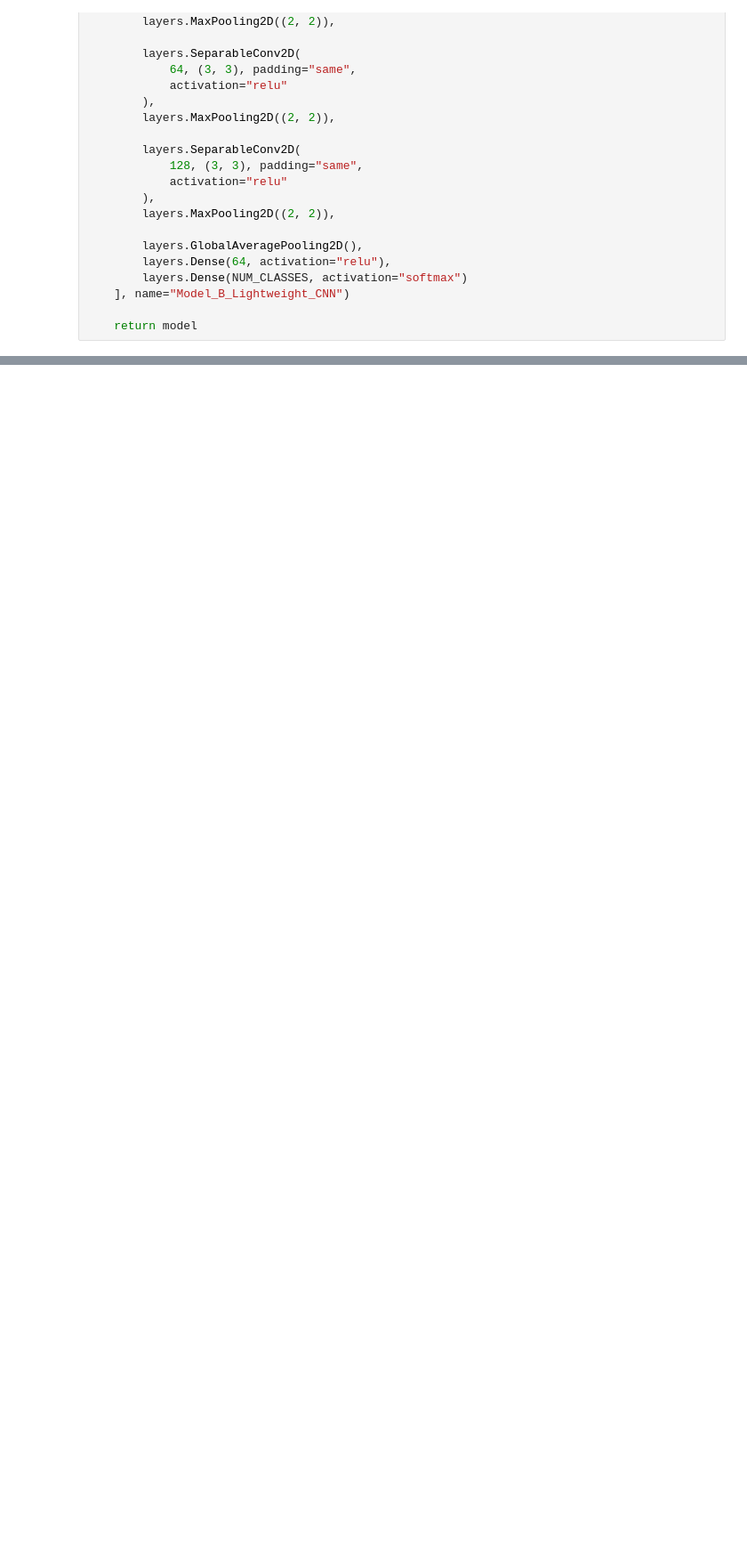
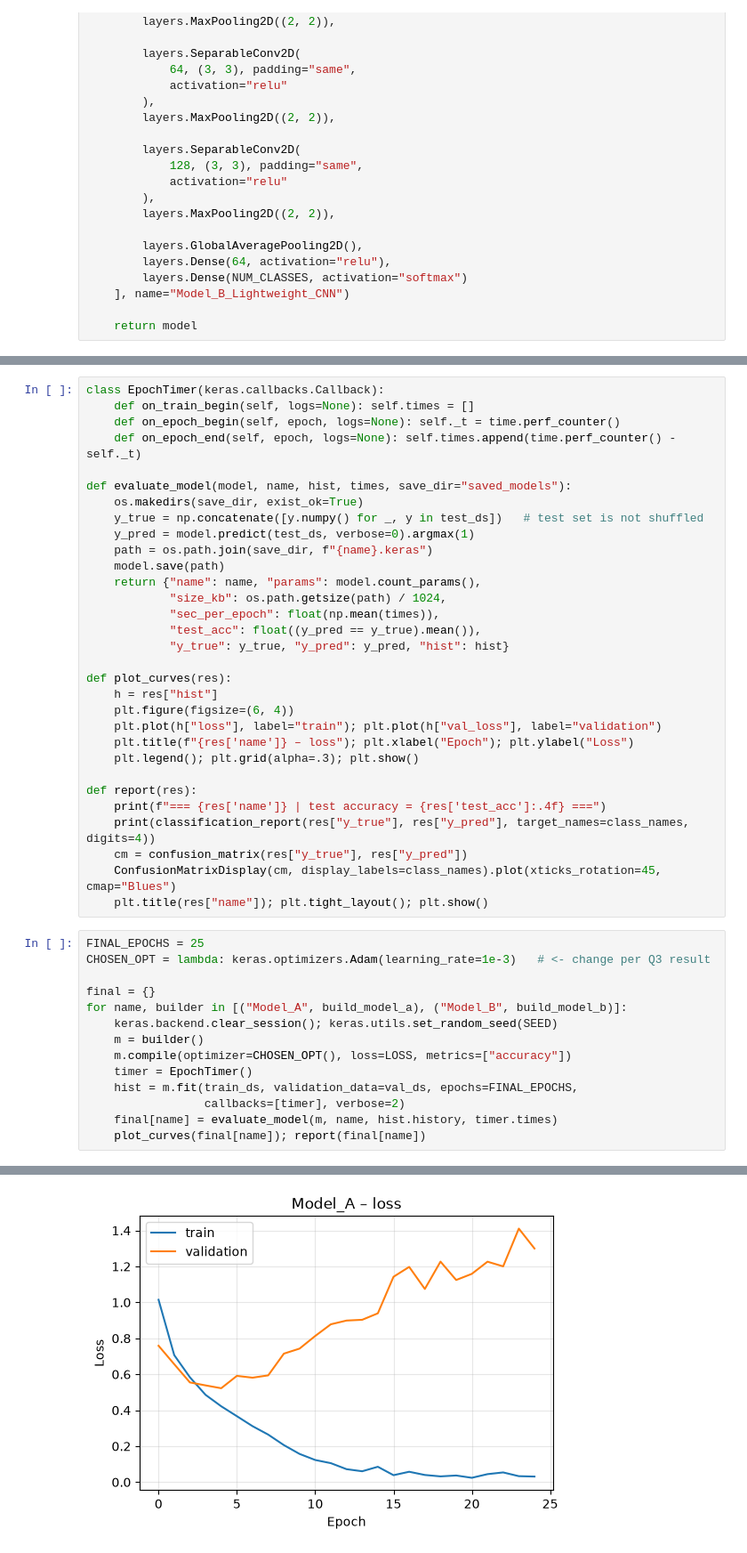
Before and after one commit to RavPraveen/EN3150_Assignment_03, a Jupyter notebook: code.ipynb, the cells around one changed output, grey strips where cells are left out. Shown at 89% size. Drawn from its saved outputs; the diff is of its cells as text; blank space fills up the shorter version.

```diff
--- a/code.ipynb
+++ b/code.ipynb
@@ -213,0 +341,46 @@ Model B parameters: 20097
+# %%
+class EpochTimer(keras.callbacks.Callback):
+    def on_train_begin(self, logs=None): self.times = []
+    def on_epoch_begin(self, epoch, logs=None): self._t = time.perf_counter()
+    def on_epoch_end(self, epoch, logs=None): self.times.append(time.perf_counter() - self._t)
+
+def evaluate_model(model, name, hist, times, save_dir="saved_models"):
+    os.makedirs(save_dir, exist_ok=True)
+    y_true = np.concatenate([y.numpy() for _, y in test_ds])   # test set is not shuffled
+    y_pred = model.predict(test_ds, verbose=0).argmax(1)
+    path = os.path.join(save_dir, f"{name}.keras")
+    model.save(path)
+    return {"name": name, "params": model.count_params(),
+            "size_kb": os.path.getsize(path) / 1024,
+            "sec_per_epoch": float(np.mean(times)),
+            "test_acc": float((y_pred == y_true).mean()),
+            "y_true": y_true, "y_pred": y_pred, "hist": hist}
+
+def plot_curves(res):
+    h = res["hist"]
+    plt.figure(figsize=(6, 4))
+    plt.plot(h["loss"], label="train"); plt.plot(h["val_loss"], label="validation")
+    plt.title(f"{res['name']} – loss"); plt.xlabel("Epoch"); plt.ylabel("Loss")
+    plt.legend(); plt.grid(alpha=.3); plt.show()
+
+def report(res):
+    print(f"=== {res['name']} | test accuracy = {res['test_acc']:.4f} ===")
+    print(classification_report(res["y_true"], res["y_pred"], target_names=class_names, digits=4))
+    cm = confusion_matrix(res["y_true"], res["y_pred"])
+    ConfusionMatrixDisplay(cm, display_labels=class_names).plot(xticks_rotation=45, cmap="Blues")
+    plt.title(res["name"]); plt.tight_layout(); plt.show()
+# %%
+FINAL_EPOCHS = 25
+CHOSEN_OPT = lambda: keras.optimizers.Adam(learning_rate=1e-3)   # <- change per Q3 result
+
+final = {}
+for name, builder in [("Model_A", build_model_a), ("Model_B", build_model_b)]:
+    keras.backend.clear_session(); keras.utils.set_random_seed(SEED)
+    m = builder()
+    m.compile(optimizer=CHOSEN_OPT(), loss=LOSS, metrics=["accuracy"])
+    timer = EpochTimer()
+    hist = m.fit(train_ds, validation_data=val_ds, epochs=FINAL_EPOCHS,
+                 callbacks=[timer], verbose=2)
+    final[name] = evaluate_model(m, name, hist.history, timer.times)
+    plot_curves(final[name]); report(final[name])
+# %% [output]
@@ -213,0 +405 @@ Model B parameters: 20097
+[figure, added]
```
Also changed, not shown: parts of 8 cells of this notebook.
